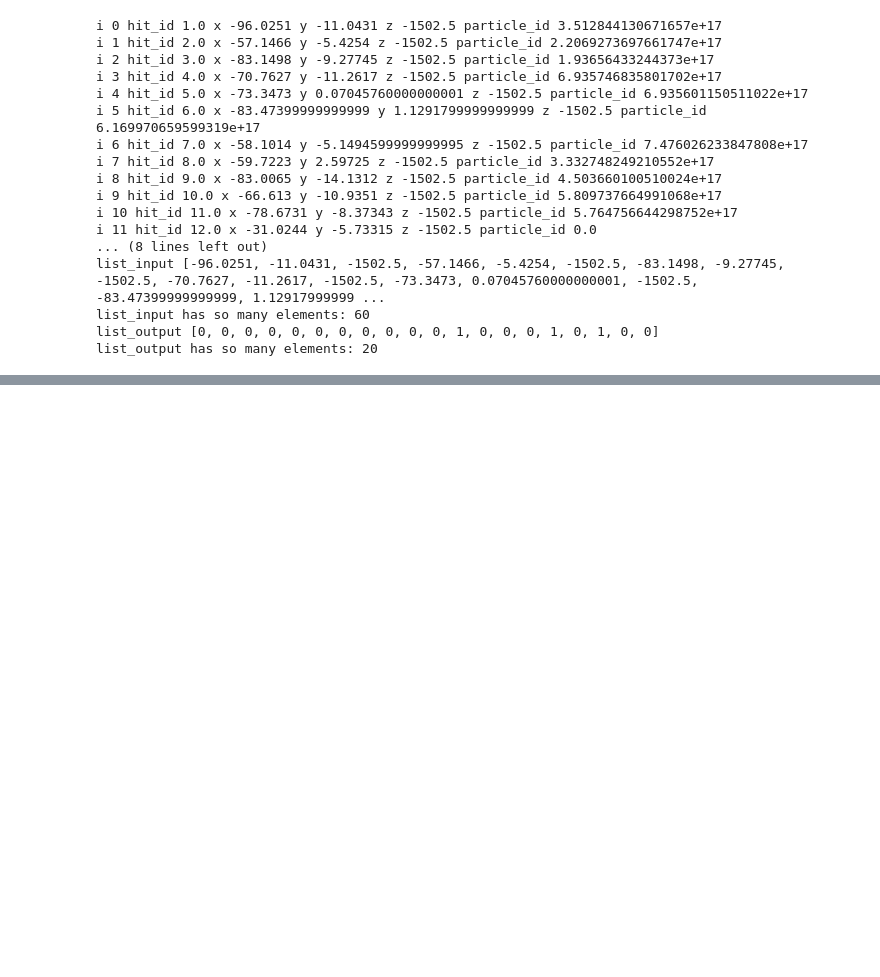
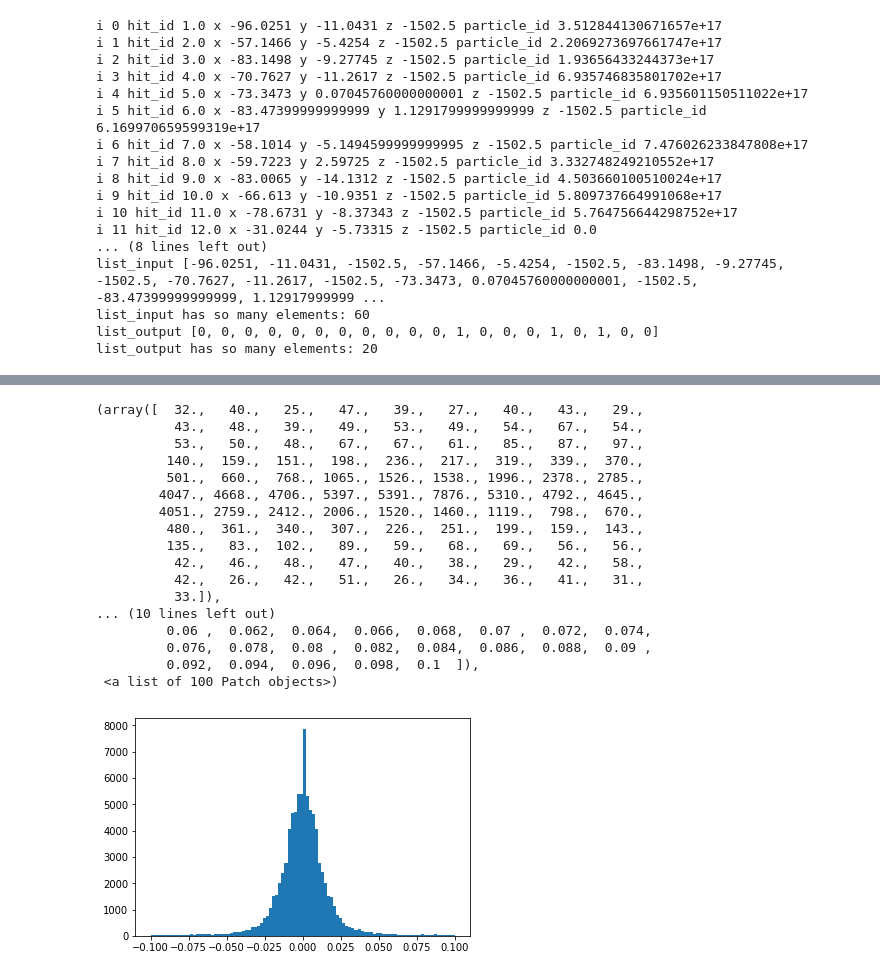
Before and after one commit to lciucu/TrackML, a Jupyter notebook: TrackML.ipynb, the cells around one changed output, grey strips where cells are left out. Cells and saved outputs as stored; diff of their text form; code cells hidden in the pictures; blank space fills up the shorter version.

```diff
--- a/TrackML.ipynb
+++ b/TrackML.ipynb
@@ -389,0 +432,3 @@ list_output has so many elements: 20
+# %%
+nparray_error_y=df_hits["y"]-df_hits["ty"]
+nparray_error_y
@@ -389,0 +453,21 @@ list_output has so many elements: 20
+# %%
+plt.hist(nparray_error_y, bins=100, range=(-0.1,0.1))
+# %% [output]
+(array([  32.,   40.,   25.,   47.,   39.,   27.,   40.,   43.,   29.,
+          43.,   48.,   39.,   49.,   53.,   49.,   54.,   67.,   54.,
+          53.,   50.,   48.,   67.,   67.,   61.,   85.,   87.,   97.,
+         140.,  159.,  151.,  198.,  236.,  217.,  319.,  339.,  370.,
+         501.,  660.,  768., 1065., 1526., 1538., 1996., 2378., 2785.,
+        4047., 4668., 4706., 5397., 5391., 7876., 5310., 4792., 4645.,
+        4051., 2759., 2412., 2006., 1520., 1460., 1119.,  798.,  670.,
+         480.,  361.,  340.,  307.,  226.,  251.,  199.,  159.,  143.,
+         135.,   83.,  102.,   89.,   59.,   68.,   69.,   56.,   56.,
+          42.,   46.,   48.,   47.,   40.,   38.,   29.,   42.,   58.,
+          42.,   26.,   42.,   51.,   26.,   34.,   36.,   41.,   31.,
+          33.]),
+... (10 lines left out)
+         0.06 ,  0.062,  0.064,  0.066,  0.068,  0.07 ,  0.072,  0.074,
+         0.076,  0.078,  0.08 ,  0.082,  0.084,  0.086,  0.088,  0.09 ,
+         0.092,  0.094,  0.096,  0.098,  0.1  ]),
+ <a list of 100 Patch objects>)
+[figure, added]
```
Also changed, not shown: parts of 7 cells of this notebook.
